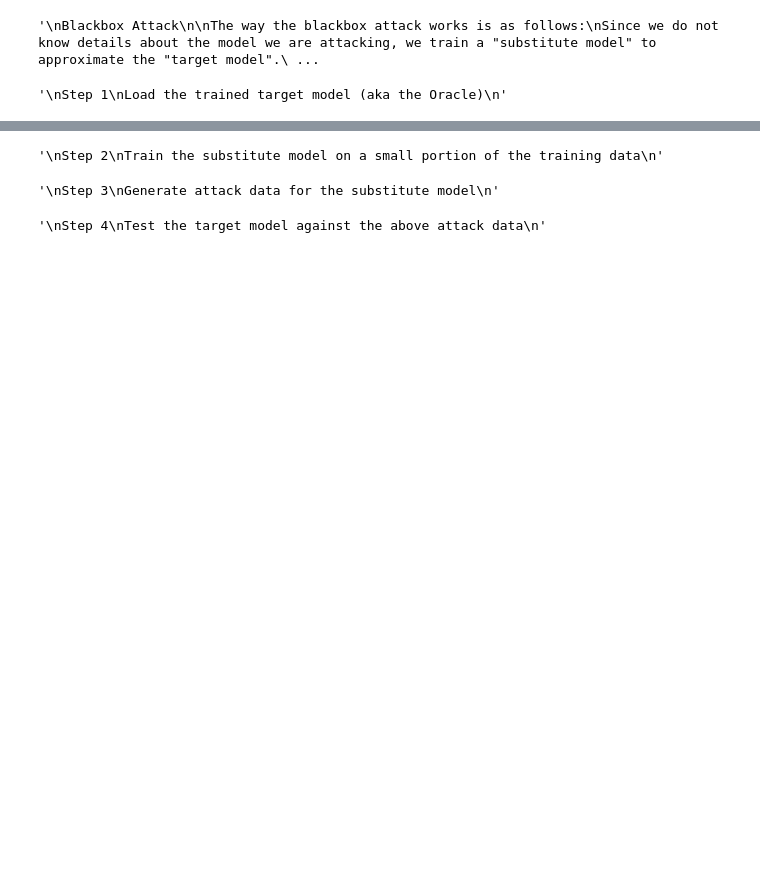
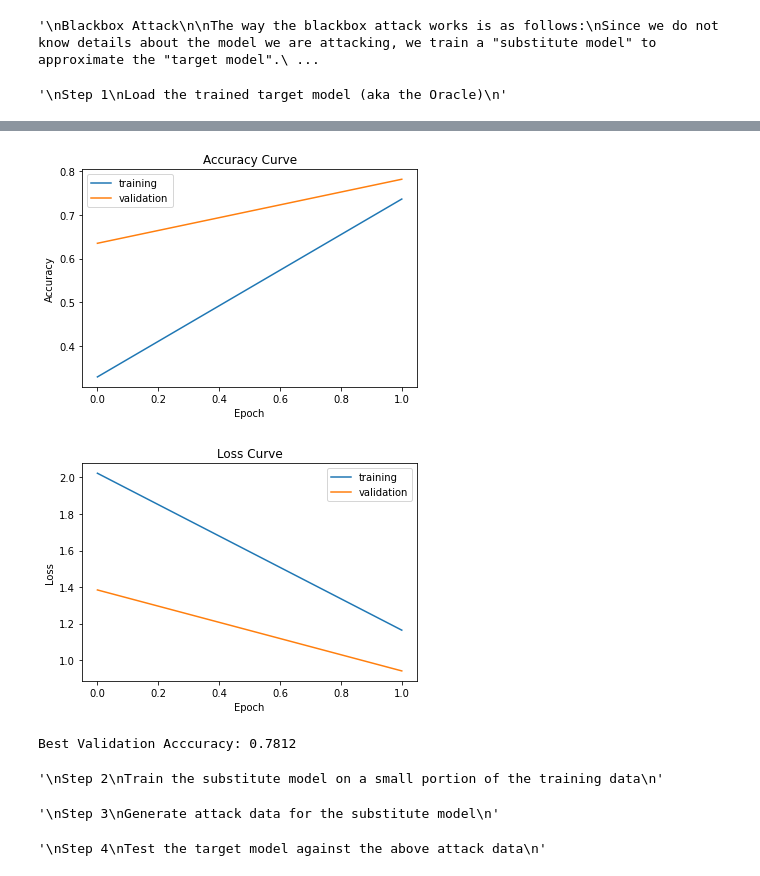
Before and after one commit to kcdragon/omscs-dl-final-project, a Jupyter notebook: blackbox.ipynb, the cells around one changed output, grey strips where cells are left out. Saved outputs shown, nothing was run; the diff lists cells and outputs as text; code cells hidden in the pictures; blank space fills up the shorter version.

```diff
--- a/blackbox.ipynb
+++ b/blackbox.ipynb
@@ -40,2 +81,14 @@ Train the target model (aka the Oracle) on a large portion of the training data,
 # %%
-oracle_chechkpoint = 'mnist-vgg.pth'
+oracle = VGG() # set the target model here
+oracle_checkpoint = 'mnist-vgg.pth'
+oracle_checkpoint_path = f'{DIR}/checkpoints/{oracle_checkpoint}'
+if os.path.exists(oracle_checkpoint_path): # if trained checkpoint exists, load it
+    state_dict = torch.load(f"{DIR}/checkpoints/{checkpoint}", map_location=torch.device('cpu'))
+    model.load_state_dict(state_dict)
+else: # else, train the model
+    mnist_loader = MNIST_Loader(DIR, DATA_DIR)
+    oracle_train_split, oracle_val_split = mnist_loader.train_val_split()
+    print(f"{len(oracle_train_split)} in training set")
+    print(f"{len(oracle_val_split)} in validation set")
+    do_training(oracle, training_split=oracle_train_split, validation_split=oracle_val_split, epochs=2)
+# %% [output]
@@ -42,3 +101,6 @@ oracle_chechkpoint = 'mnist-vgg.pth'
+[figure, added]
+[figure, added]
+Best Validation Acccuracy: 0.7812
 # %%
 """
 Step 2
```
Also changed, not shown: parts of 8 cells of this notebook, 2 other files.
